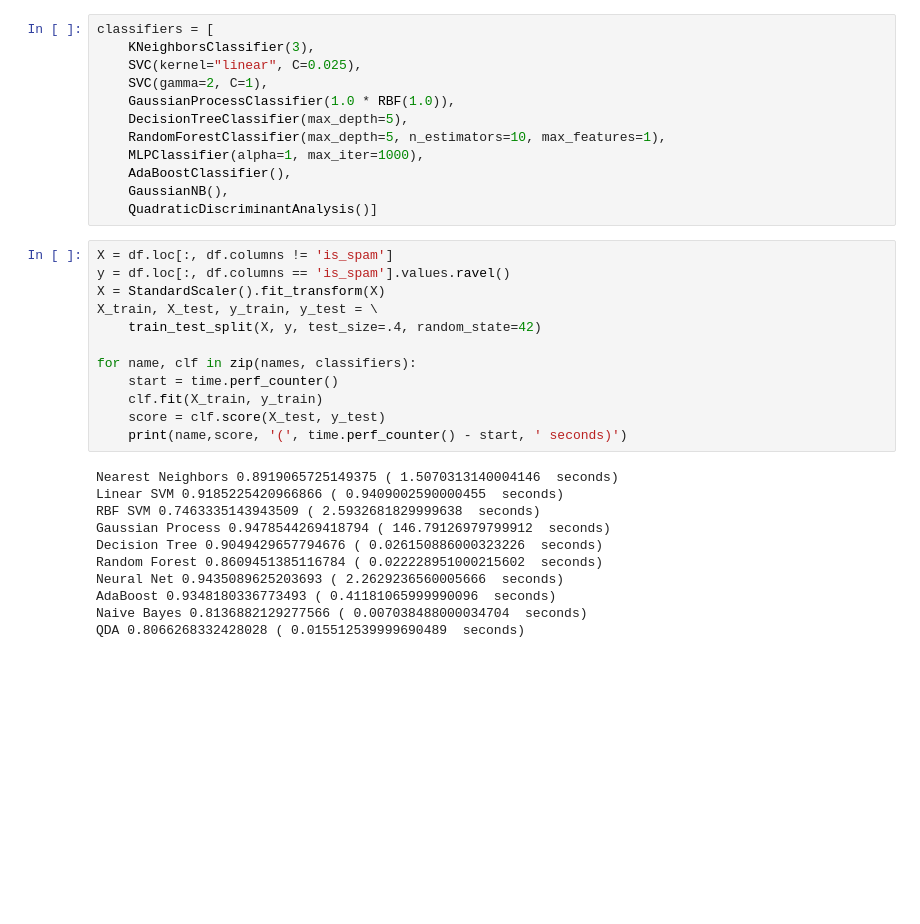
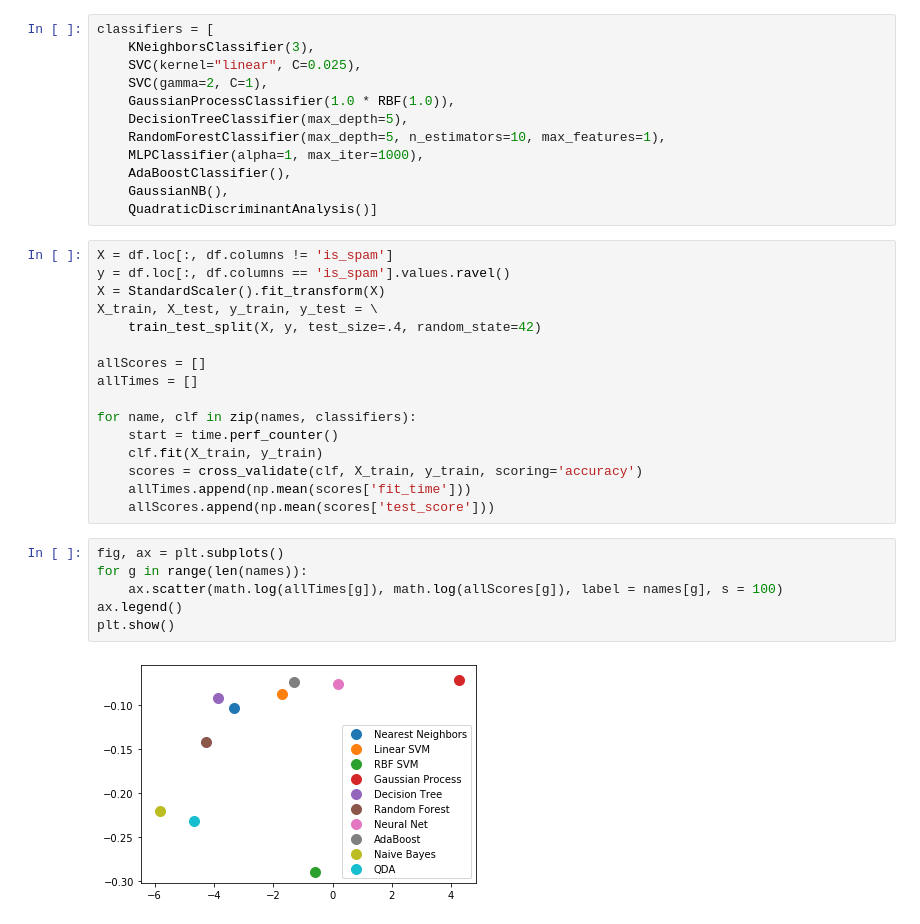
Before and after one commit to SamCD/DATA620, a Jupyter notebook: Week 10 Assignment.ipynb, the cells around one changed output. Drawn from its saved outputs; the diff is of its cells as text; blank space fills up the shorter version.

```diff
--- a/Week 10 Assignment.ipynb
+++ b/Week 10 Assignment.ipynb
@@ -146,19 +148,20 @@ X = StandardScaler().fit_transform(X)
 X_train, X_test, y_train, y_test = \
     train_test_split(X, y, test_size=.4, random_state=42)
 
+allScores = []
+allTimes = []
+
 for name, clf in zip(names, classifiers):
     start = time.perf_counter()
     clf.fit(X_train, y_train)
-    score = clf.score(X_test, y_test)
-    print(name,score, '(', time.perf_counter() - start, ' seconds)')
+    scores = cross_validate(clf, X_train, y_train, scoring='accuracy')
+    allTimes.append(np.mean(scores['fit_time']))
+    allScores.append(np.mean(scores['test_score']))
-# %% [output]
-Nearest Neighbors 0.8919065725149375 ( 1.5070313140004146  seconds)
-Linear SVM 0.9185225420966866 ( 0.9409002590000455  seconds)
-RBF SVM 0.7463335143943509 ( 2.5932681829999638  seconds)
-Gaussian Process 0.9478544269418794 ( 146.79126979799912  seconds)
-Decision Tree 0.9049429657794676 ( 0.026150886000323226  seconds)
-Random Forest 0.8609451385116784 ( 0.022228951000215602  seconds)
-Neural Net 0.9435089625203693 ( 2.2629236560005666  seconds)
-AdaBoost 0.9348180336773493 ( 0.41181065999990096  seconds)
-Naive Bayes 0.8136882129277566 ( 0.007038488000034704  seconds)
-QDA 0.8066268332428028 ( 0.015512539999690489  seconds)
+# %%
+fig, ax = plt.subplots()
+for g in range(len(names)):
+    ax.scatter(math.log(allTimes[g]), math.log(allScores[g]), label = names[g], s = 100)
+ax.legend()
+plt.show()
+# %% [output]
+[figure, added]
```
Also changed, not shown: parts of 1 cell of this notebook.
